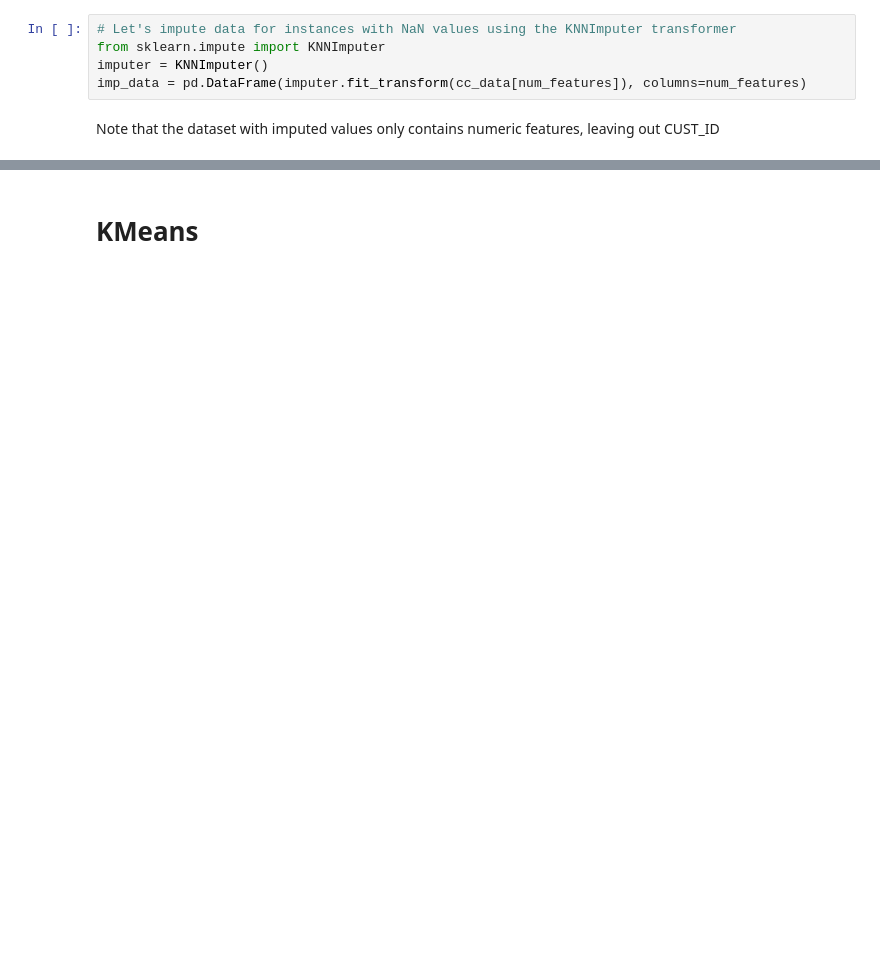
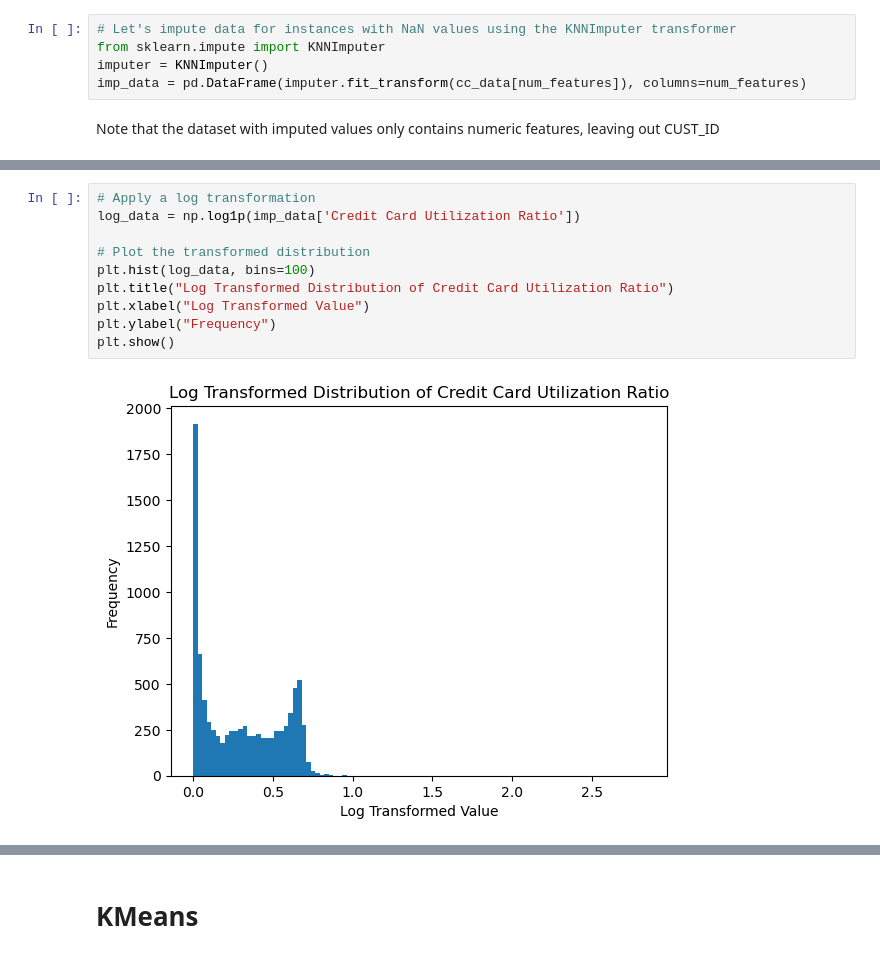
Before and after one commit to akil-h/CC_Clustering, a Jupyter notebook: script.ipynb, the cells around one changed output, grey strips where cells are left out. Cells and saved outputs as stored; diff of their text form; blank space fills up the shorter version.

```diff
--- a/script.ipynb
+++ b/script.ipynb
@@ -116,0 +127,12 @@ Text(0, 0.5, 'count')
+# %%
+# Apply a log transformation
+log_data = np.log1p(imp_data['Credit Card Utilization Ratio'])
+
+# Plot the transformed distribution
+plt.hist(log_data, bins=100)
+plt.title("Log Transformed Distribution of Credit Card Utilization Ratio")
+plt.xlabel("Log Transformed Value")
+plt.ylabel("Frequency")
+plt.show()
+# %% [output]
+[figure, added]
```
Also changed, not shown: parts of 36 cells of this notebook, 1 other file.
